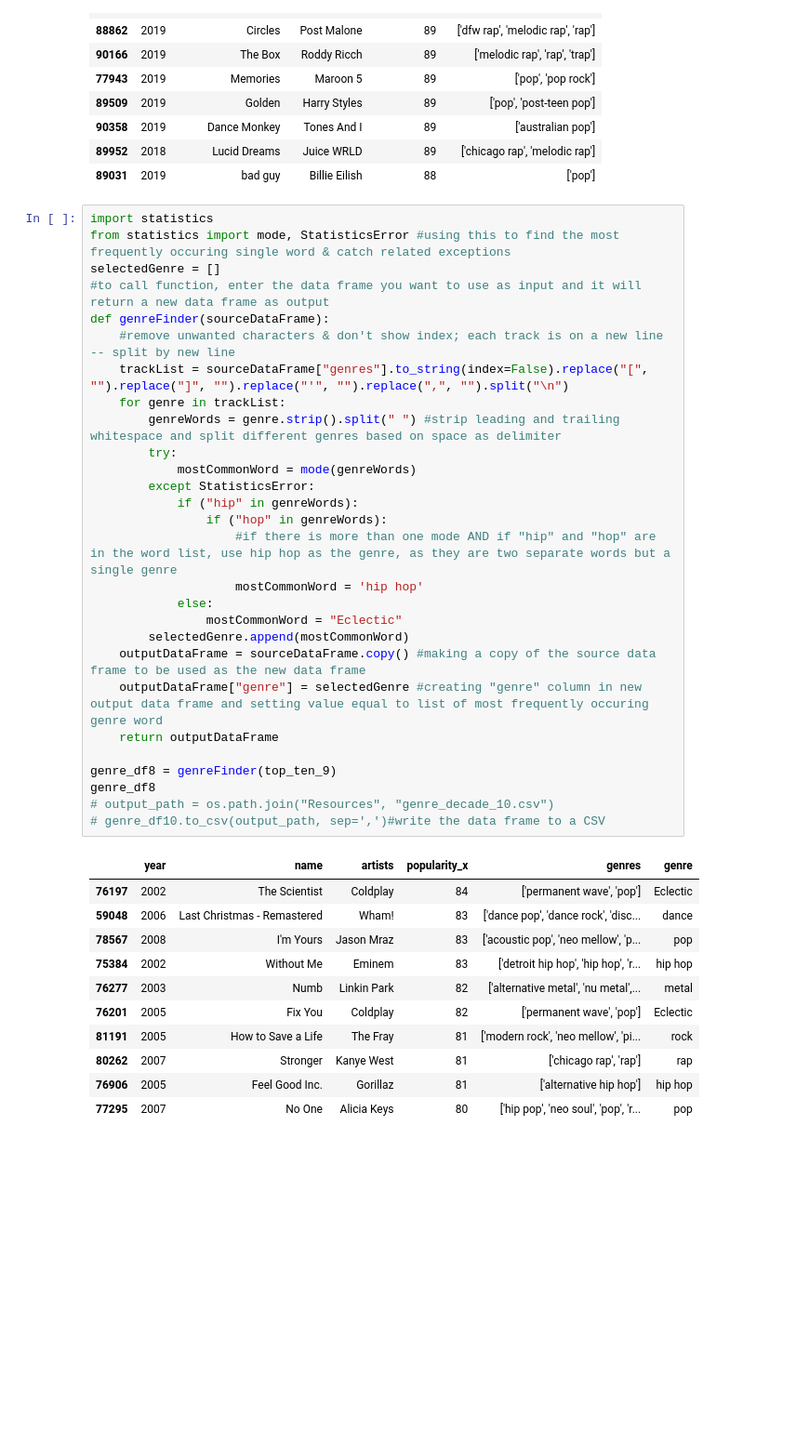
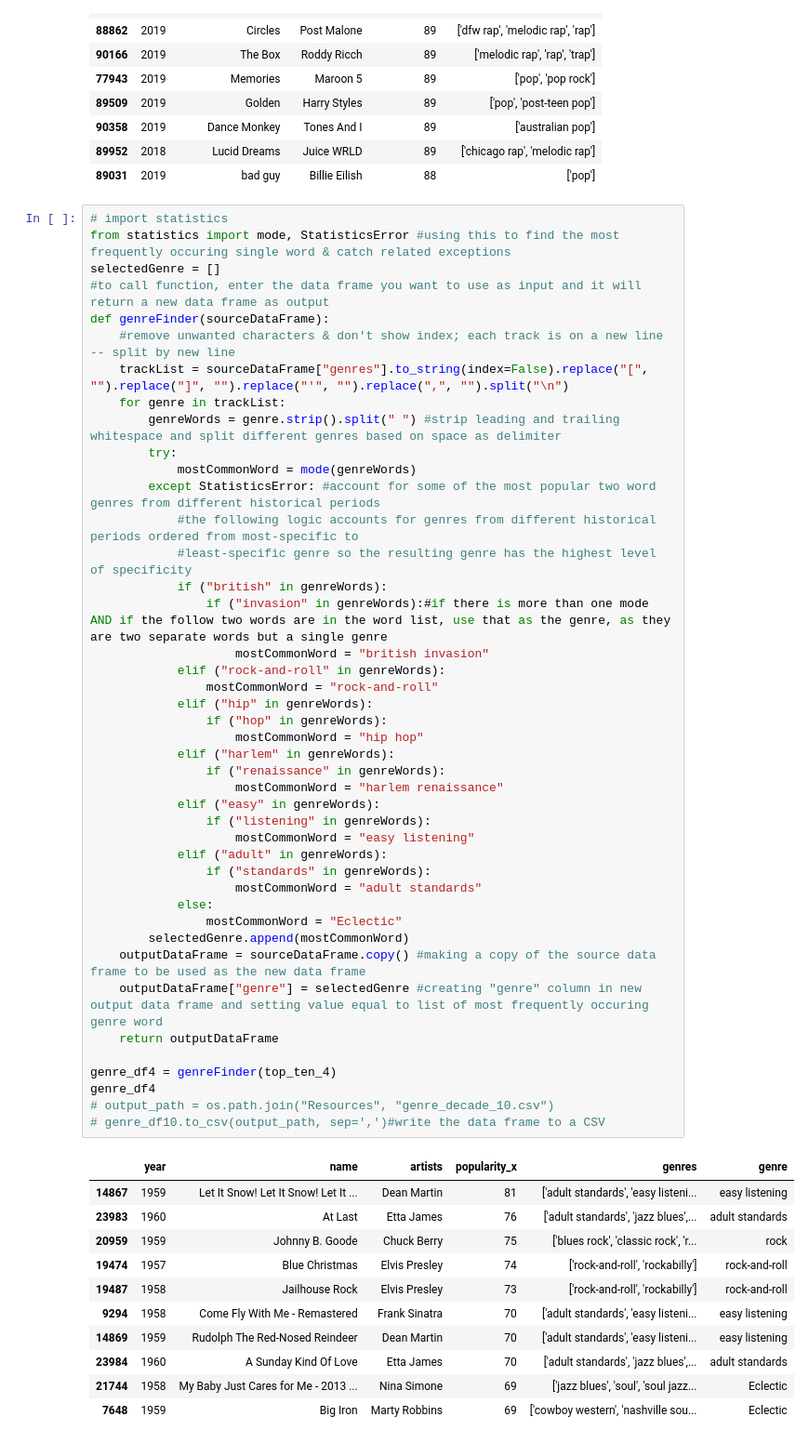
Before and after one commit to GND95/Project_1, a Jupyter notebook: genre.ipynb, the cells around one changed output. Shown at 93% size. Cells and saved outputs as stored; diff of their text form; blank space fills up the shorter version.

Commit message:
adjusted genreFinder function to account for genres from different historical periods ordered from most-specific to least-specific genre so the resulting genre has the highest level of specificity and to reduce the amount of tracks that are bucketed into the catchall "Eclectic" genre.

```diff
--- a/genre.ipynb
+++ b/genre.ipynb
@@ -268,42 +268,57 @@ top_ten_10
 | 89952 | 2018 | Lucid Dreams | Juice WRLD | 89 | ['chicago rap', 'melodic rap'] |
 | 89031 | 2019 | bad guy | Billie Eilish | 88 | ['pop'] |
 # %%
-import statistics
+# import statistics
 from statistics import mode, StatisticsError #using this to find the most frequently occuring single word & catch related exceptions
 selectedGenre = []
 #to call function, enter the data frame you want to use as input and it will return a new data frame as output
 def genreFinder(sourceDataFrame):
     #remove unwanted characters & don't show index; each track is on a new line -- split by new line
     trackList = sourceDataFrame["genres"].to_string(index=False).replace("[", "").replace("]", "").replace("'", "").replace(",", "").split("\n")
     for genre in trackList:
         genreWords = genre.strip().split(" ") #strip leading and trailing whitespace and split different genres based on space as delimiter
         try:
             mostCommonWord = mode(genreWords)
-        except StatisticsError:
-            if ("hip" in genreWords):
+        except StatisticsError: #account for some of the most popular two word genres from different historical periods
+            #the following logic accounts for genres from different historical periods ordered from most-specific to
+            #least-specific genre so the resulting genre has the highest level of specificity
+            if ("british" in genreWords):
+                if ("invasion" in genreWords):#if there is more than one mode AND if the follow two words are in the word list, use that as the genre, as they are two separate words but a single genre
+                    mostCommonWord = "british invasion"
+            elif ("rock-and-roll" in genreWords):
+                mostCommonWord = "rock-and-roll"
+            elif ("hip" in genreWords):
                 if ("hop" in genreWords):
-                    #if there is more than one mode AND if "hip" and "hop" are in the word list, use hip hop as the genre, as they are two separate words but a single genre
-                    mostCommonWord = 'hip hop'
+                    mostCommonWord = "hip hop"
+            elif ("harlem" in genreWords):
+                if ("renaissance" in genreWords):
+                    mostCommonWord = "harlem renaissance"
+            elif ("easy" in genreWords):
+                if ("listening" in genreWords):
+                    mostCommonWord = "easy listening"
+            elif ("adult" in genreWords):
+                if ("standards" in genreWords):
+                    mostCommonWord = "adult standards"
             else:
                 mostCommonWord = "Eclectic"
         selectedGenre.append(mostCommonWord)
     outputDataFrame = sourceDataFrame.copy() #making a copy of the source data frame to be used as the new data frame
     outputDataFrame["genre"] = selectedGenre #creating "genre" column in new output data frame and setting value equal to list of most frequently occuring genre word
     return outputDataFrame
 
-genre_df8 = genreFinder(top_ten_9)
-genre_df8
+genre_df4 = genreFinder(top_ten_4)
+genre_df4
 # output_path = os.path.join("Resources", "genre_decade_10.csv")
 # genre_df10.to_csv(output_path, sep=',')#write the data frame to a CSV
 # %% [output]
 |  | year | name | artists | popularity_x | genres | genre |
-| 76197 | 2002 | The Scientist | Coldplay | 84 | ['permanent wave', 'pop'] | Eclectic |
-| 59048 | 2006 | Last Christmas - Remastered | Wham! | 83 | ['dance pop', 'dance rock', 'disc... | dance |
-| 78567 | 2008 | I'm Yours | Jason Mraz | 83 | ['acoustic pop', 'neo mellow', 'p... | pop |
-| 75384 | 2002 | Without Me | Eminem | 83 | ['detroit hip hop', 'hip hop', 'r... | hip hop |
-| 76277 | 2003 | Numb | Linkin Park | 82 | ['alternative metal', 'nu metal',... | metal |
-| 76201 | 2005 | Fix You | Coldplay | 82 | ['permanent wave', 'pop'] | Eclectic |
-| 81191 | 2005 | How to Save a Life | The Fray | 81 | ['modern rock', 'neo mellow', 'pi... | rock |
-| 80262 | 2007 | Stronger | Kanye West | 81 | ['chicago rap', 'rap'] | rap |
-| 76906 | 2005 | Feel Good Inc. | Gorillaz | 81 | ['alternative hip hop'] | hip hop |
-| 77295 | 2007 | No One | Alicia Keys | 80 | ['hip pop', 'neo soul', 'pop', 'r... | pop |
+| 14867 | 1959 | Let It Snow! Let It Snow! Let It ... | Dean Martin | 81 | ['adult standards', 'easy listeni... | easy listening |
+| 23983 | 1960 | At Last | Etta James | 76 | ['adult standards', 'jazz blues',... | adult standards |
+| 20959 | 1959 | Johnny B. Goode | Chuck Berry | 75 | ['blues rock', 'classic rock', 'r... | rock |
+| 19474 | 1957 | Blue Christmas | Elvis Presley | 74 | ['rock-and-roll', 'rockabilly'] | rock-and-roll |
+| 19487 | 1958 | Jailhouse Rock | Elvis Presley | 73 | ['rock-and-roll', 'rockabilly'] | rock-and-roll |
+| 9294 | 1958 | Come Fly With Me - Remastered | Frank Sinatra | 70 | ['adult standards', 'easy listeni... | easy listening |
+| 14869 | 1959 | Rudolph The Red-Nosed Reindeer | Dean Martin | 70 | ['adult standards', 'easy listeni... | easy listening |
+| 23984 | 1960 | A Sunday Kind Of Love | Etta James | 70 | ['adult standards', 'jazz blues',... | adult standards |
+| 21744 | 1958 | My Baby Just Cares for Me - 2013 ... | Nina Simone | 69 | ['jazz blues', 'soul', 'soul jazz... | Eclectic |
+| 7648 | 1959 | Big Iron | Marty Robbins | 69 | ['cowboy western', 'nashville sou... | Eclectic |
```
